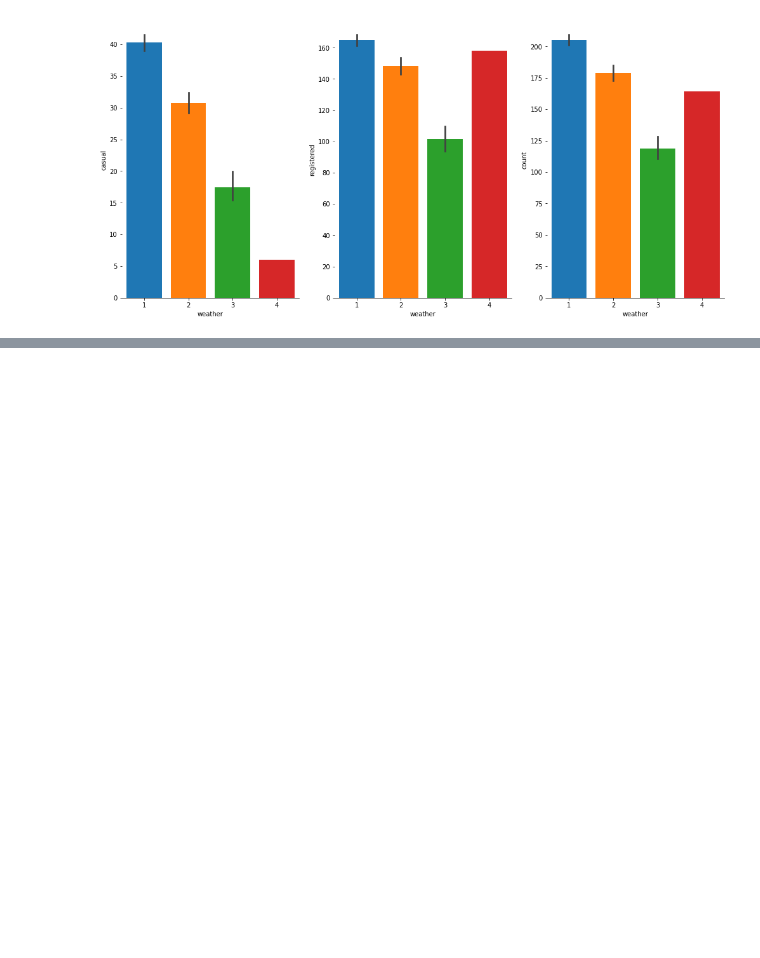
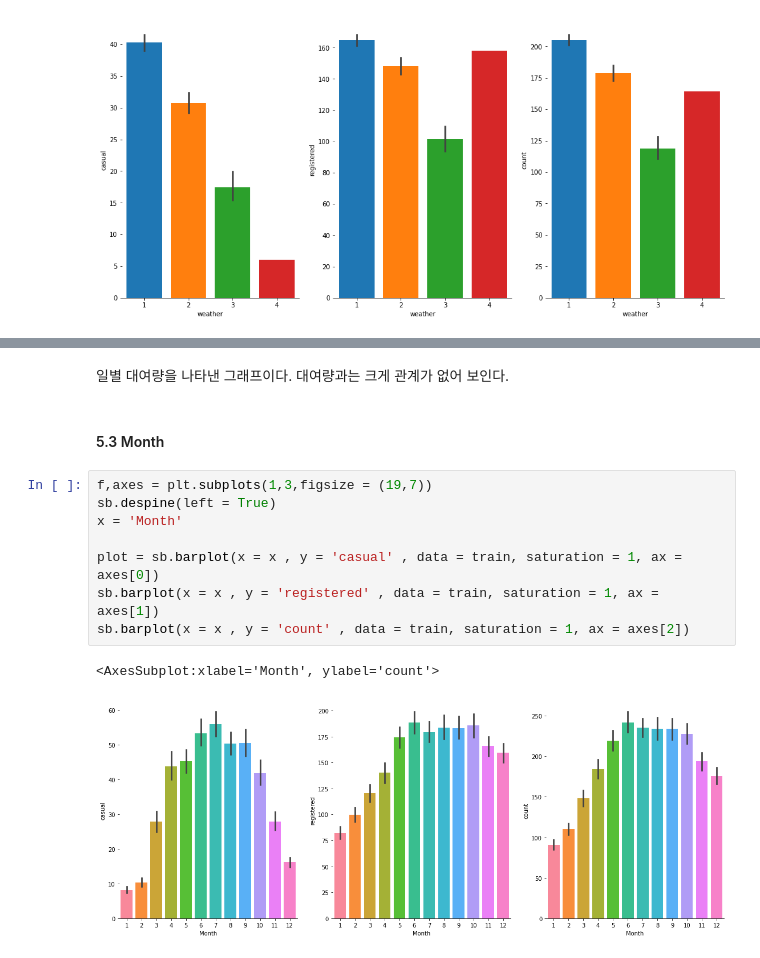
Before and after one commit to jaeyoon89/jaeyoon_study, a Jupyter notebook: bike_sharing_demand_visualization.ipynb, the cells around one changed output, grey strips where cells are left out. Cells and saved outputs as stored; diff of their text form; blank space fills up the shorter version.

```diff
--- a/bike_sharing_demand_visualization.ipynb
+++ b/bike_sharing_demand_visualization.ipynb
@@ -158,0 +199,15 @@ sb.barplot(x = x , y = 'count' , data = train, saturation = 1, ax = axes[2])
+# %% [markdown]
+일별 대여량을 나타낸 그래프이다. 대여량과는 크게 관계가 없어 보인다.
+# %% [markdown]
+#### 5.3 Month
+# %%
+f,axes = plt.subplots(1,3,figsize = (19,7))
+sb.despine(left = True)
+x = 'Month'
+
+plot = sb.barplot(x = x , y = 'casual' , data = train, saturation = 1, ax =  axes[0])
+sb.barplot(x = x , y = 'registered' , data = train, saturation = 1, ax = axes[1])
+sb.barplot(x = x , y = 'count' , data = train, saturation = 1, ax = axes[2])
+# %% [output]
+<AxesSubplot:xlabel='Month', ylabel='count'>
+[figure, added]
```
Also changed, not shown: parts of 51 cells of this notebook.
